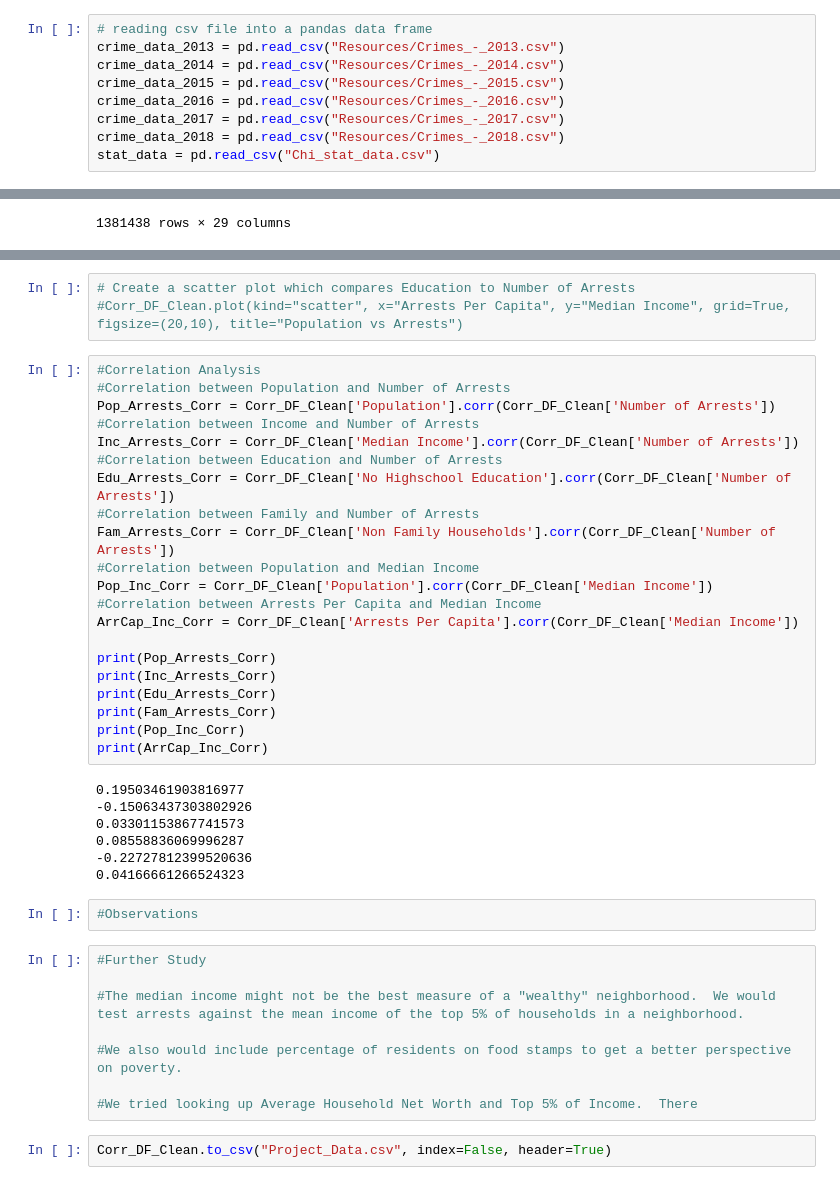
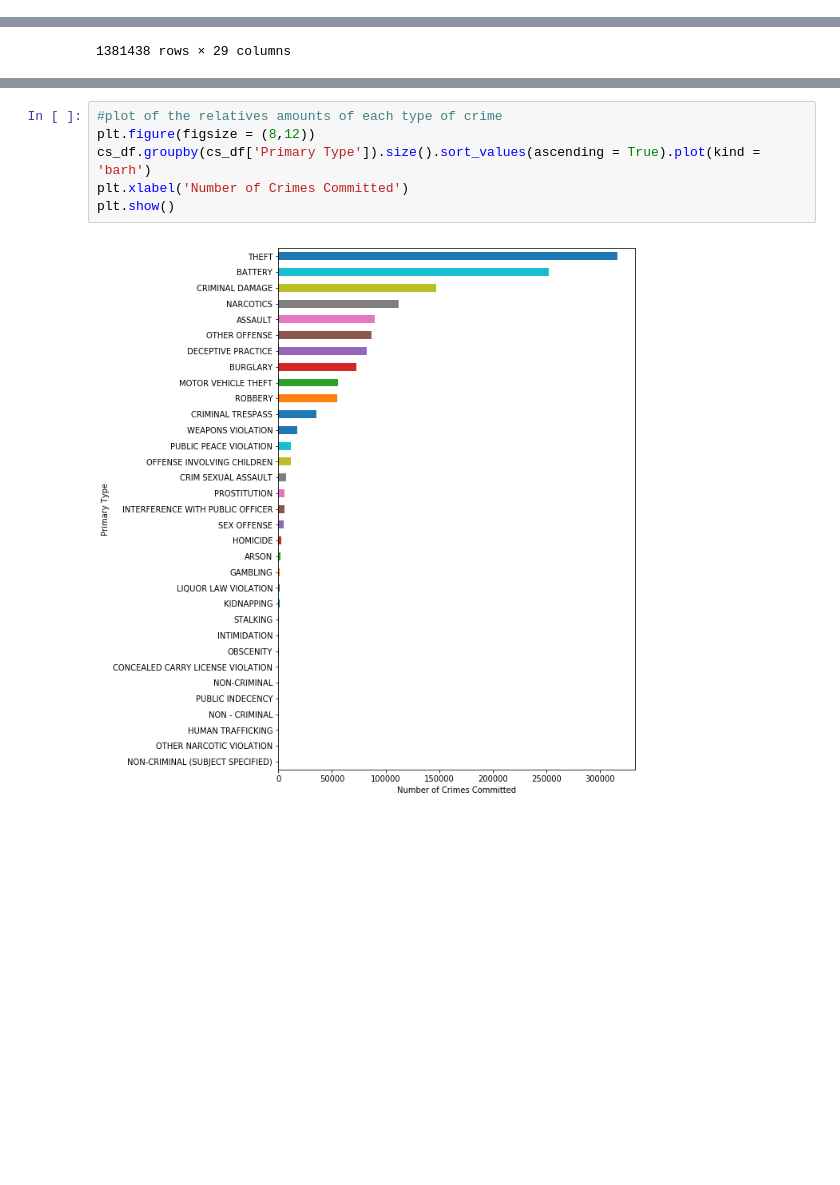
Before and after one commit to nhebert/Project, a Jupyter notebook: Project_Data_Complete.ipynb, the cells around one changed output, grey strips where cells are left out. Drawn from its saved outputs; the diff is of its cells as text; blank space fills up the shorter version.

```diff
--- a/Project_Data_Complete.ipynb
+++ b/Project_Data_Complete.ipynb
@@ -10,12 +103,3 @@ import csv
-# %%
-# reading csv file into a pandas data frame
-crime_data_2013 = pd.read_csv("Resources/Crimes_-_2013.csv")
-crime_data_2014 = pd.read_csv("Resources/Crimes_-_2014.csv")
-crime_data_2015 = pd.read_csv("Resources/Crimes_-_2015.csv")
-crime_data_2016 = pd.read_csv("Resources/Crimes_-_2016.csv")
-crime_data_2017 = pd.read_csv("Resources/Crimes_-_2017.csv")
-crime_data_2018 = pd.read_csv("Resources/Crimes_-_2018.csv")
-stat_data = pd.read_csv("Chi_stat_data.csv")
 # %%
 #Combine Crime Data
 crime_data = [crime_data_2013,crime_data_2014,crime_data_2015,crime_data_2016,crime_data_2017]
@@ -174,43 +188,8 @@ Corr_DF_Clean.head()
-# %%
-# Create a scatter plot which compares Education to Number of Arrests
-#Corr_DF_Clean.plot(kind="scatter", x="Arrests Per Capita", y="Median Income", grid=True, figsize=(20,10), title="Population vs Arrests")
-# %%
-#Correlation Analysis
-#Correlation between Population and Number of Arrests
-Pop_Arrests_Corr = Corr_DF_Clean['Population'].corr(Corr_DF_Clean['Number of Arrests'])
-#Correlation between Income and Number of Arrests
-Inc_Arrests_Corr = Corr_DF_Clean['Median Income'].corr(Corr_DF_Clean['Number of Arrests'])
-#Correlation between Education and Number of Arrests
-Edu_Arrests_Corr = Corr_DF_Clean['No Highschool Education'].corr(Corr_DF_Clean['Number of Arrests'])
-#Correlation between Family and Number of Arrests
-Fam_Arrests_Corr = Corr_DF_Clean['Non Family Households'].corr(Corr_DF_Clean['Number of Arrests'])
-#Correlation between Population and Median Income
-Pop_Inc_Corr = Corr_DF_Clean['Population'].corr(Corr_DF_Clean['Median Income'])
-#Correlation between Arrests Per Capita and Median Income
-ArrCap_Inc_Corr = Corr_DF_Clean['Arrests Per Capita'].corr(Corr_DF_Clean['Median Income'])
-
-print(Pop_Arrests_Corr)
-print(Inc_Arrests_Corr)
-print(Edu_Arrests_Corr)
-print(Fam_Arrests_Corr)
-print(Pop_Inc_Corr)
-print(ArrCap_Inc_Corr)
-# %% [output]
-0.19503461903816977
--0.15063437303802926
-0.03301153867741573
-0.08558836069996287
--0.22727812399520636
-0.04166661266524323
-# %%
-#Observations
-# %%
-#Further Study
-
-#The median income might not be the best measure of a "wealthy" neighborhood.  We would test arrests against the mean income of the top 5% of households in a neighborhood.
-
-#We also would include percentage of residents on food stamps to get a better perspective on poverty.
-
-#We tried looking up Average Household Net Worth and Top 5% of Income.  There
-# %%
-Corr_DF_Clean.to_csv("Project_Data.csv", index=False, header=True)
+# %%
+#plot of the relatives amounts of each type of crime
+plt.figure(figsize = (8,12))
+cs_df.groupby(cs_df['Primary Type']).size().sort_values(ascending = True).plot(kind = 'barh')
+plt.xlabel('Number of Crimes Committed')
+plt.show()
+# %% [output]
+[figure, added]
```
Also changed, not shown: parts of 17 cells of this notebook.
